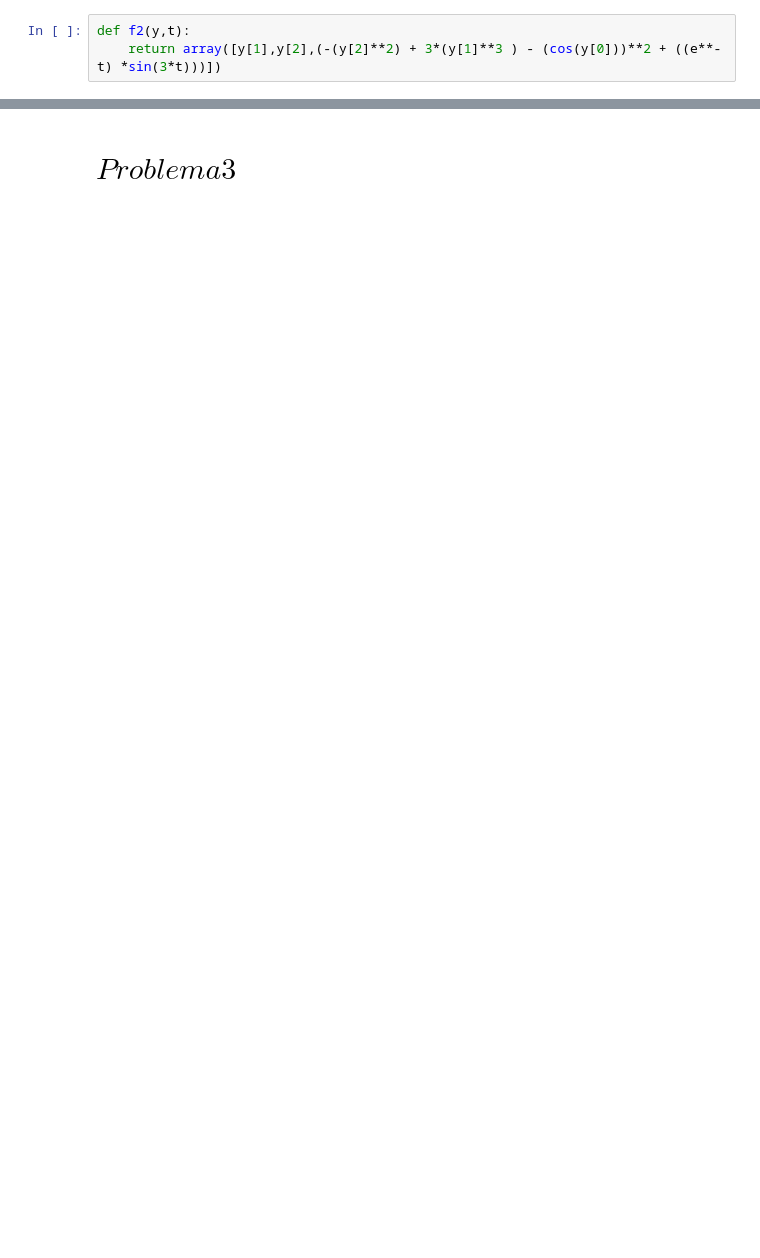
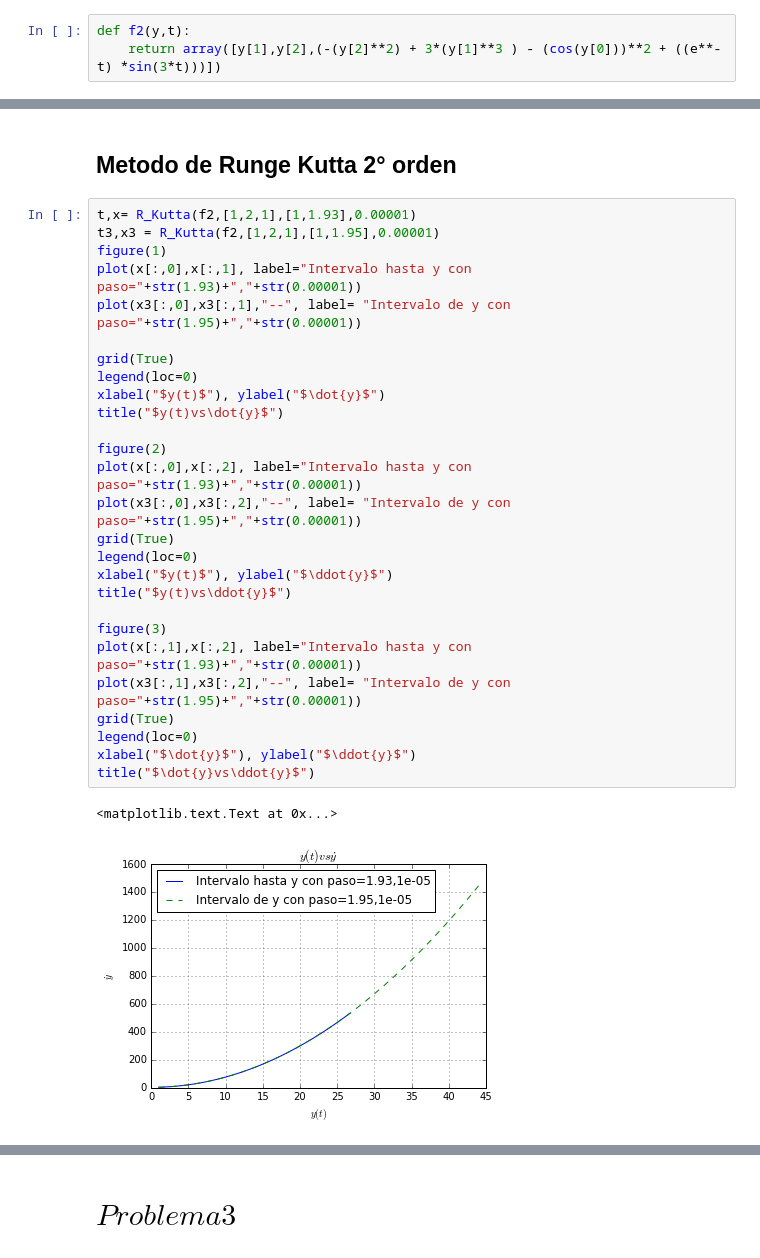
Before and after one commit to Ixchetl14/TAREAS, a Jupyter notebook: Tarea .ipynb, the cells around one changed output, grey strips where cells are left out. Cells and saved outputs as stored; diff of their text form; blank space fills up the shorter version.

```diff
--- a/Tarea .ipynb
+++ b/Tarea .ipynb
@@ -78,0 +130,32 @@ show()
+# %% [markdown]
+## Metodo de Runge Kutta 2° orden
+# %%
+t,x= R_Kutta(f2,[1,2,1],[1,1.93],0.00001)
+t3,x3 = R_Kutta(f2,[1,2,1],[1,1.95],0.00001)
+figure(1)
+plot(x[:,0],x[:,1], label="Intervalo hasta y con paso="+str(1.93)+","+str(0.00001))
+plot(x3[:,0],x3[:,1],"--", label= "Intervalo de y con paso="+str(1.95)+","+str(0.00001))
+
+grid(True)
+legend(loc=0)
+xlabel("$y(t)$"), ylabel("$\dot{y}$")
+title("$y(t)vs\dot{y}$")
+
+figure(2)
+plot(x[:,0],x[:,2], label="Intervalo hasta y con paso="+str(1.93)+","+str(0.00001))
+plot(x3[:,0],x3[:,2],"--", label= "Intervalo de y con paso="+str(1.95)+","+str(0.00001))
+grid(True)
+legend(loc=0)
+xlabel("$y(t)$"), ylabel("$\ddot{y}$")
+title("$y(t)vs\ddot{y}$")
+
+figure(3)
+plot(x[:,1],x[:,2], label="Intervalo hasta y con paso="+str(1.93)+","+str(0.00001))
+plot(x3[:,1],x3[:,2],"--", label= "Intervalo de y con paso="+str(1.95)+","+str(0.00001))
+grid(True)
+legend(loc=0)
+xlabel("$\dot{y}$"), ylabel("$\ddot{y}$")
+title("$\dot{y}vs\ddot{y}$")
+# %% [output]
+<matplotlib.text.Text at 0x...>
+[figure, added]
```
Also changed, not shown: parts of 38 cells of this notebook, 1 other file.
